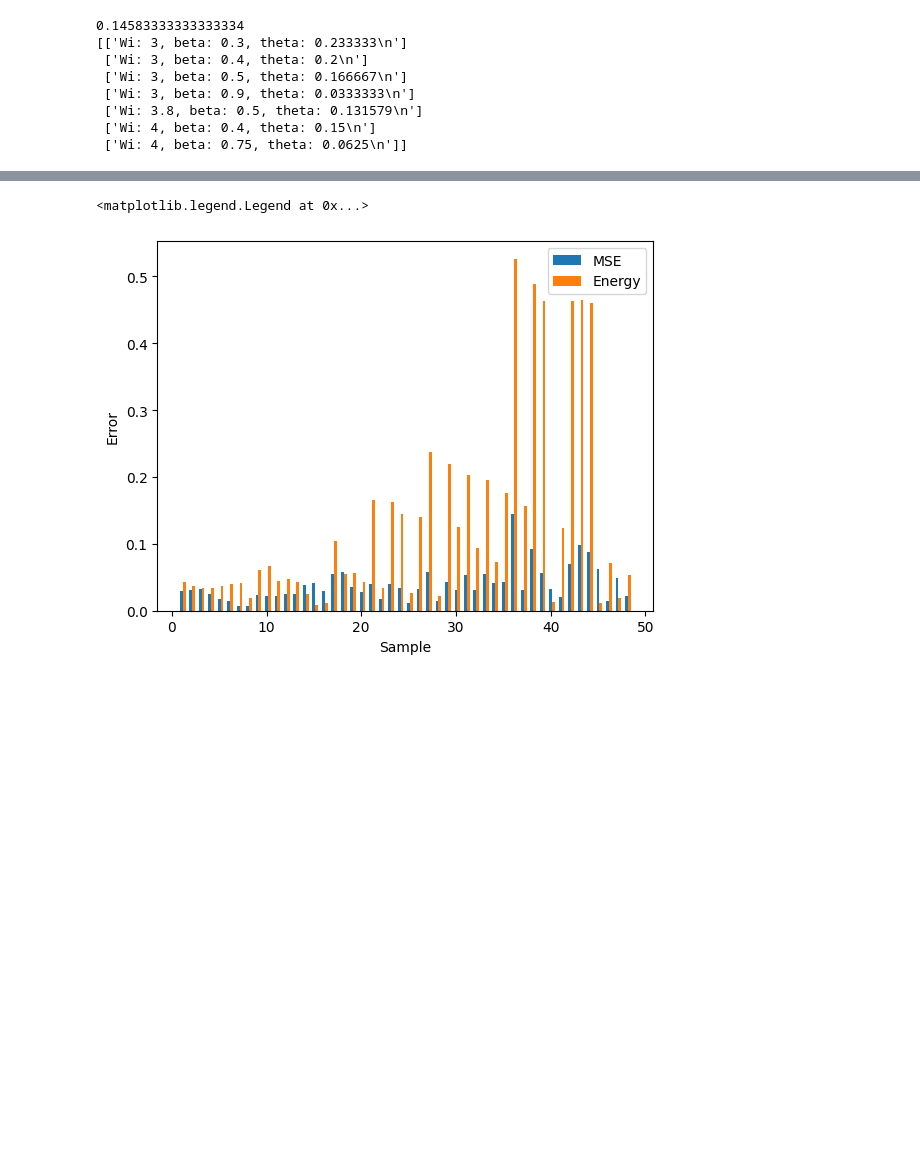
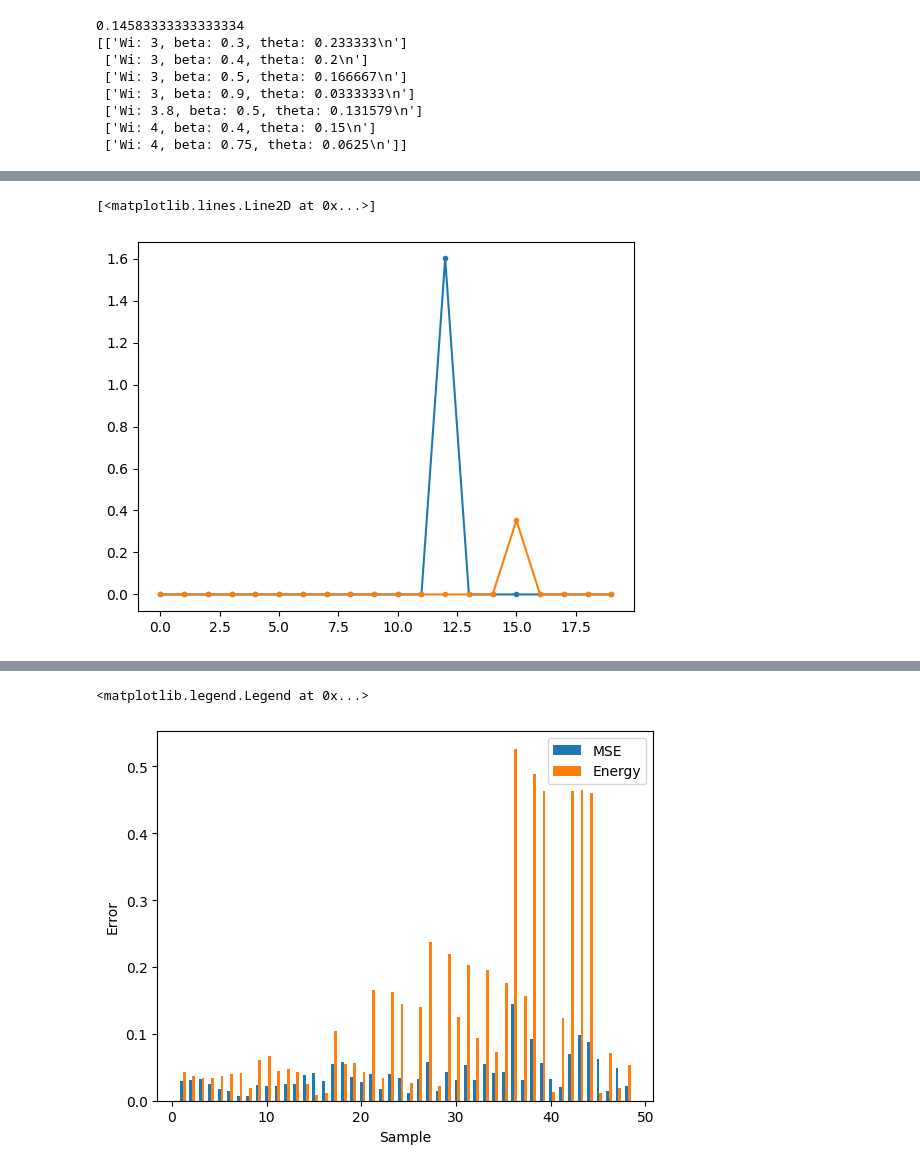
Before and after one commit to fabioamaral08/reduction-methods, a Jupyter notebook: test_scripts/Test_Results_Energy.ipynb, the cells around one changed output, grey strips where cells are left out. Saved outputs shown, nothing was run; the diff lists cells and outputs as text; code cells hidden in the pictures; blank space fills up the shorter version.

```diff
--- a/test_scripts/Test_Results_Energy.ipynb
+++ b/test_scripts/Test_Results_Energy.ipynb
@@ -458,3 +479,36 @@ print(np.array(p)[melhor])
  ['Wi: 3.8, beta: 0.5, theta: 0.131579\n']
  ['Wi: 4, beta: 0.4, theta: 0.15\n']
  ['Wi: 4, beta: 0.75, theta: 0.0625\n']]
+# %%
+def calc_dkl(X,param, ae):
+    with torch.no_grad():
+        _, mu, log_var = ae.encode(X, param)
+        return -0.5 * torch.mean(1 + log_var - mu ** 2 - log_var.exp(), dim = 0)
+# %%
+dspath = '../../npz_data/four_roll_train_osc'
+# %%
+ind = 32
+Wi ,beta = parameters[ind]
+params = [Wi, beta]
+# if (ind < 0 and ind > -4) or ind >= 20:
+#     dspath = '../../npz_data/four_roll_test'
+# else:
+#     dspath = '../../npz_data/four_roll_train'
+X_torch, param = read_from_ds(*params, ds_path=dspath)
+idx = torch.argsort(param[:,2])
+# %%
+dkl_mse = torch.zeros(latent_dim)
+dkl_energy = torch.zeros(latent_dim)
+for ind in range(len(parameters)):
+    Wi ,beta = parameters[ind]
+    params = [Wi, beta]
+    X_torch, param = read_from_ds(*params, ds_path=dspath)
+    idx = torch.argsort(param[:,2])
+    X_torch = X_torch[idx]
+    X = torch2np(X_torch)
+    param = param[:,:2]
+
+
+    dkl_mse += calc_dkl(X_torch,param, ae_mse)
+    dkl_energy += calc_dkl(X_torch,param, ae_energy)
+    break
@@ -460,0 +563,9 @@ print(np.array(p)[melhor])
+# %%
+dkl_mse = dkl_mse * (ind+1)
+dkl_energy = dkl_energy * (ind+1)
+
+plt.plot(dkl_mse,'.-')
+plt.plot(dkl_energy,'.-')
+# %% [output]
+[<matplotlib.lines.Line2D at 0x...>]
+[figure, added]
```
Also changed, not shown: parts of 15 cells of this notebook, 1 other file.
